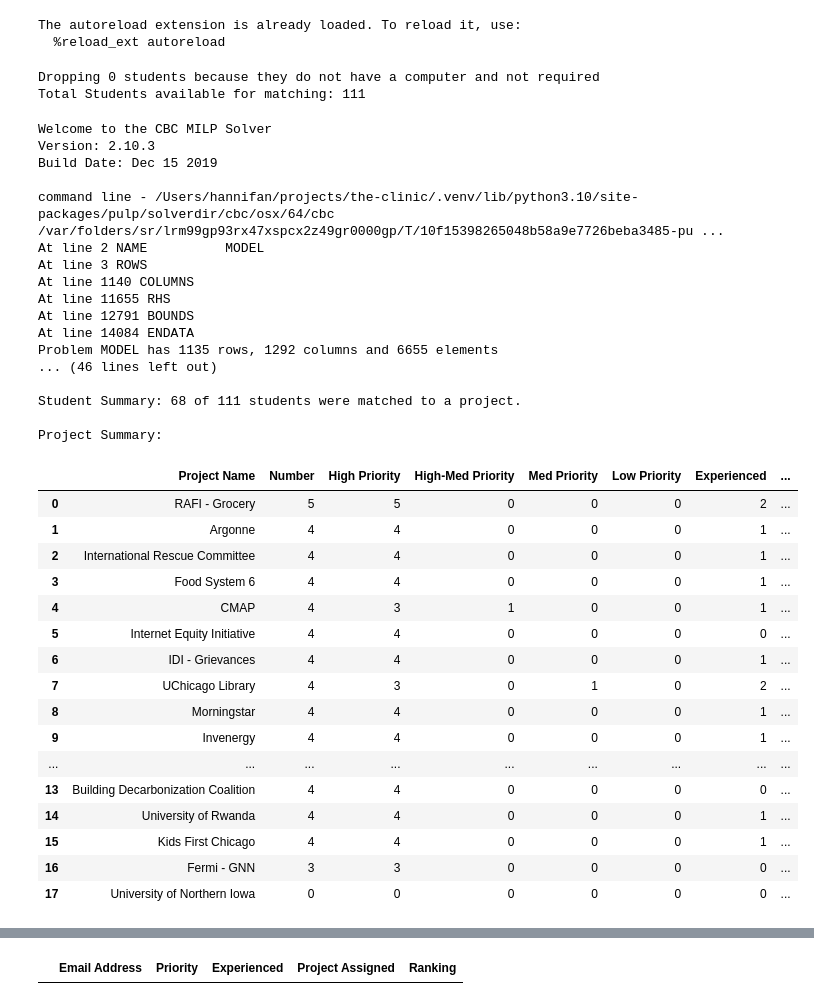
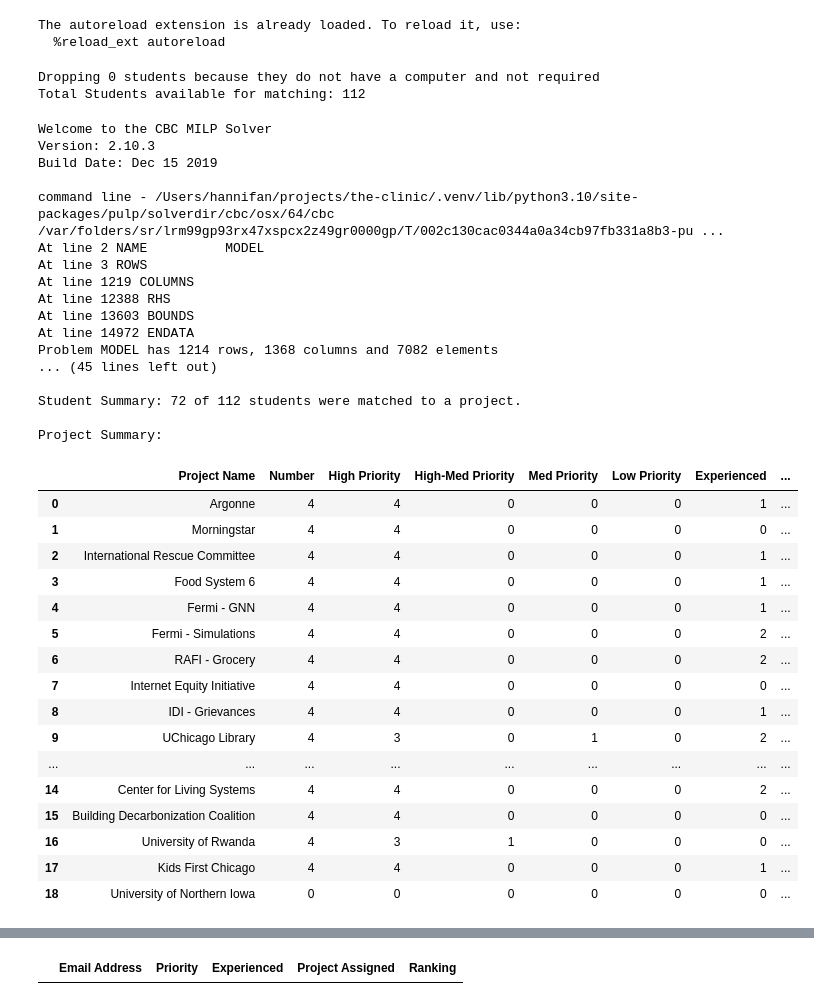
Before and after one commit to dsi-clinic/the-clinic, a Jupyter notebook: admin/matching/notebooks/matching.ipynb, the cells around one changed output, grey strips where cells are left out. Drawn from its saved outputs; the diff is of its cells as text; code cells hidden in the pictures.

```diff
--- a/admin/matching/notebooks/matching.ipynb
+++ b/admin/matching/notebooks/matching.ipynb
@@ -20,8 +21,10 @@ The autoreload extension is already loaded. To reload it, use:
   %reload_ext autoreload
 # %%
 file_location = "../data/Winter 25 Matching.xlsx"
+# prioritized_students = []
+prioritized_students = ["kbarbarossa@uchicago.edu"]
 deprioritized_students = ["hanyunl@uchicago.edu"]
-application_df, forced_assignments = process_applications(file_location, deprioritized_students)
+application_df, forced_assignments = process_applications(file_location, deprioritized_students, prioritized_students)
 # %%
 technical_project_list = [
     "Morningstar", "Fermi - GNN", "Fermi - Simulations", "Center for Living Systems",
@@ -31,51 +34,51 @@ technical_project_list = [
 data_to_process_dict = generate_data(application_df, technical_project_list)
 # %% [output]
 Dropping 0 students because they do not have a computer and not required
-Total Students available for matching: 111
+Total Students available for matching: 112
 # %%
 priority_weights = [10, 15, 25, 30]
-max_students = {"Fermi - GNN": 3, "RAFI - Grocery": 5}
+max_students = {}
 all_project_list = data_to_process_dict.pop("all_project_list")
 assignment_df = student_assignment(priority_weights = priority_weights, **data_to_process_dict,
                                    max_students_dict=max_students, preassigned_students=forced_assignments,
                                    number_of_projects_to_run=None, drop_projects=["University of Northern Iowa"], verbose=False)
 print(f"\nAverage Ranking: {assignment_df.Ranking.mean():.2f}")
 print(assignment_df.Ranking.value_counts())
 print_project_summary(assignment_df, all_project_list)
 
-assignment_df.to_csv("../data/test_1.csv", index=False)
+assignment_df.to_csv("../data/assignments.csv", index=False)
 # %% [output]
 Welcome to the CBC MILP Solver
 Version: 2.10.3
 Build Date: Dec 15 2019
 
-command line - /Users/hannifan/projects/the-clinic/.venv/lib/python3.10/site-packages/pulp/solverdir/cbc/osx/64/cbc /var/folders/sr/lrm99gp93rx47xspcx2z49gr0000gp/T/10f15398265048b58a9e7726beba3485-pu ...
+command line - /Users/hannifan/projects/the-clinic/.venv/lib/python3.10/site-packages/pulp/solverdir/cbc/osx/64/cbc /var/folders/sr/lrm99gp93rx47xspcx2z49gr0000gp/T/002c130cac0344a0a34cb97fb331a8b3-pu ...
 At line 2 NAME          MODEL
 At line 3 ROWS
-At line 1140 COLUMNS
-At line 11655 RHS
-At line 12791 BOUNDS
-At line 14084 ENDATA
-Problem MODEL has 1135 rows, 1292 columns and 6655 elements
-... (46 lines left out)
+At line 1219 COLUMNS
+At line 12388 RHS
+At line 13603 BOUNDS
+At line 14972 ENDATA
+Problem MODEL has 1214 rows, 1368 columns and 7082 elements
+... (45 lines left out)
 
-Student Summary: 68 of 111 students were matched to a project.
+Student Summary: 72 of 112 students were matched to a project.
 
 Project Summary:
 |  | Project Name | Number | High Priority | High-Med Priority | Med Priority | Low Priority | Experienced | ... |
-| 0 | RAFI - Grocery | 5 | 5 | 0 | 0 | 0 | 2 | ... |
-| 1 | Argonne | 4 | 4 | 0 | 0 | 0 | 1 | ... |
+| 0 | Argonne | 4 | 4 | 0 | 0 | 0 | 1 | ... |
+| 1 | Morningstar | 4 | 4 | 0 | 0 | 0 | 0 | ... |
 | 2 | International Rescue Committee | 4 | 4 | 0 | 0 | 0 | 1 | ... |
 | 3 | Food System 6 | 4 | 4 | 0 | 0 | 0 | 1 | ... |
-| 4 | CMAP | 4 | 3 | 1 | 0 | 0 | 1 | ... |
-| 5 | Internet Equity Initiative | 4 | 4 | 0 | 0 | 0 | 0 | ... |
-| 6 | IDI - Grievances | 4 | 4 | 0 | 0 | 0 | 1 | ... |
-| 7 | UChicago Library | 4 | 3 | 0 | 1 | 0 | 2 | ... |
-| 8 | Morningstar | 4 | 4 | 0 | 0 | 0 | 1 | ... |
-| 9 | Invenergy | 4 | 4 | 0 | 0 | 0 | 1 | ... |
+| 4 | Fermi - GNN | 4 | 4 | 0 | 0 | 0 | 1 | ... |
+| 5 | Fermi - Simulations | 4 | 4 | 0 | 0 | 0 | 2 | ... |
+| 6 | RAFI - Grocery | 4 | 4 | 0 | 0 | 0 | 2 | ... |
+| 7 | Internet Equity Initiative | 4 | 4 | 0 | 0 | 0 | 0 | ... |
+| 8 | IDI - Grievances | 4 | 4 | 0 | 0 | 0 | 1 | ... |
+| 9 | UChicago Library | 4 | 3 | 0 | 1 | 0 | 2 | ... |
 | ... | ... | ... | ... | ... | ... | ... | ... | ... |
-| 13 | Building Decarbonization Coalition | 4 | 4 | 0 | 0 | 0 | 0 | ... |
-| 14 | University of Rwanda | 4 | 4 | 0 | 0 | 0 | 1 | ... |
-| 15 | Kids First Chicago | 4 | 4 | 0 | 0 | 0 | 1 | ... |
-| 16 | Fermi - GNN | 3 | 3 | 0 | 0 | 0 | 0 | ... |
-| 17 | University of Northern Iowa | 0 | 0 | 0 | 0 | 0 | 0 | ... |
+| 14 | Center for Living Systems | 4 | 4 | 0 | 0 | 0 | 2 | ... |
+| 15 | Building Decarbonization Coalition | 4 | 4 | 0 | 0 | 0 | 0 | ... |
+| 16 | University of Rwanda | 4 | 3 | 1 | 0 | 0 | 0 | ... |
+| 17 | Kids First Chicago | 4 | 4 | 0 | 0 | 0 | 1 | ... |
+| 18 | University of Northern Iowa | 0 | 0 | 0 | 0 | 0 | 0 | ... |
```
Also changed, not shown: parts of 7 cells of this notebook, 1 other file.
